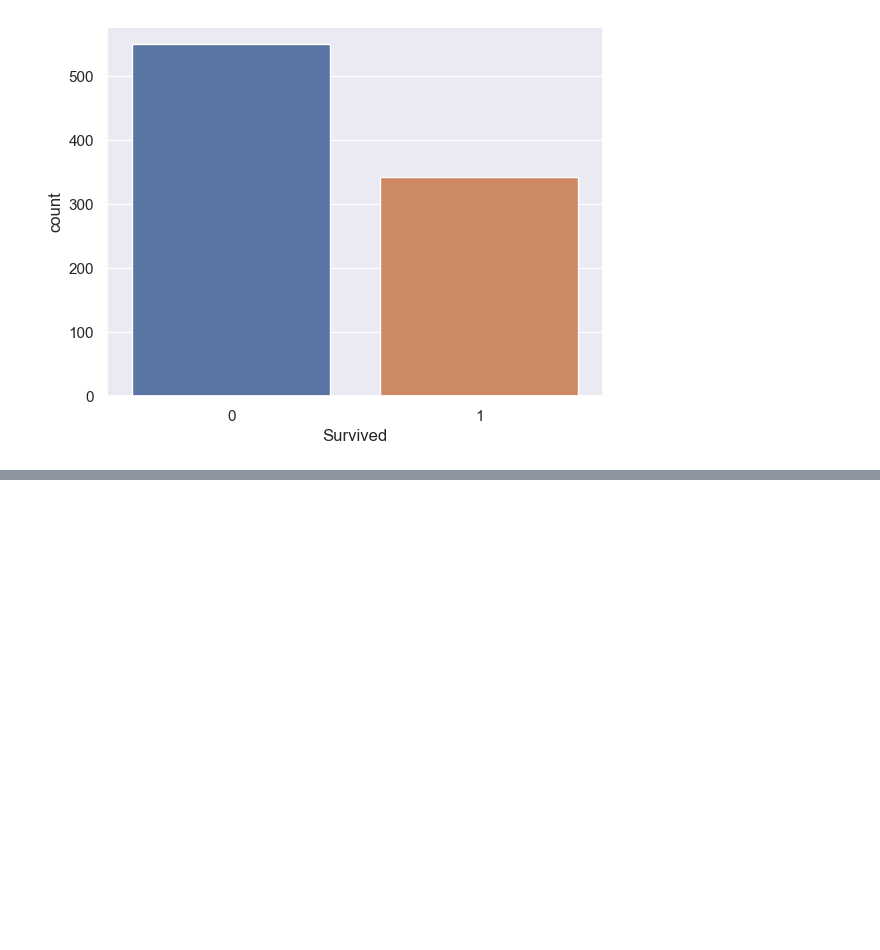
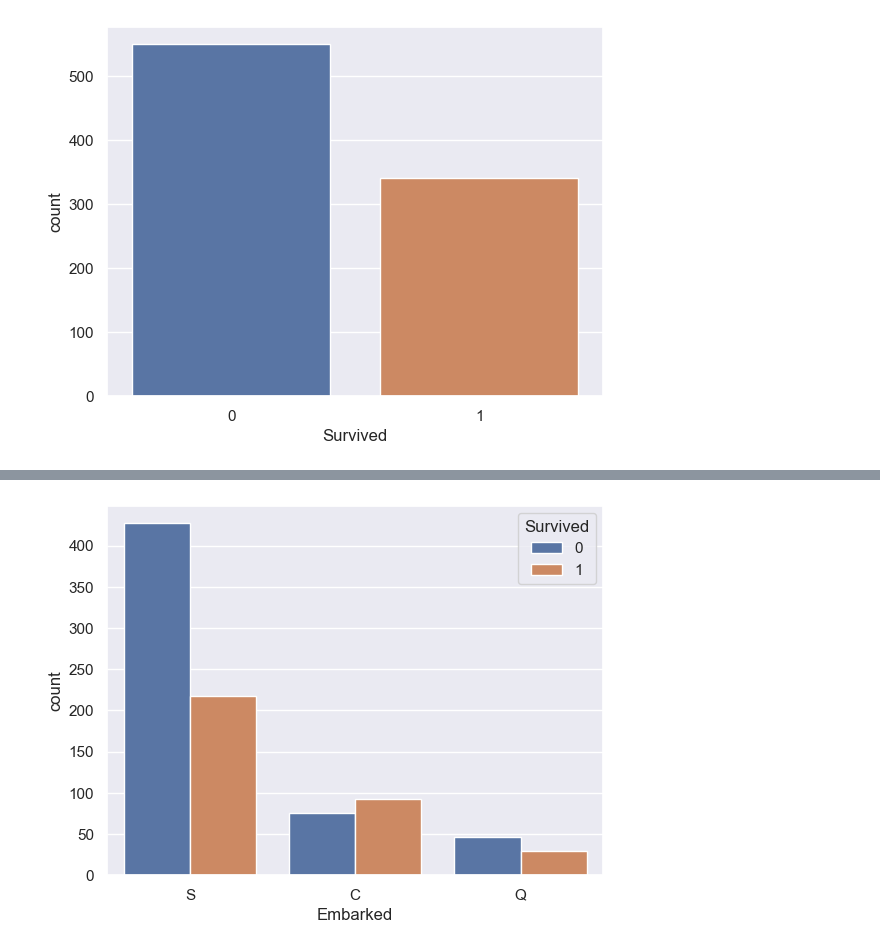
Before and after one commit to antoniomedina99/Supervivencia_Titanic, a Jupyter notebook: Notebook Titanic.ipynb, the cells around one changed output, grey strips where cells are left out. Cells and saved outputs as stored; diff of their text form; code cells hidden in the pictures; blank space fills up the shorter version.

```diff
--- a/Notebook Titanic.ipynb
+++ b/Notebook Titanic.ipynb
@@ -275,0 +291,9 @@ plt.show()
+# %%
+fig = sns.countplot(
+    data= df_train_copy,
+    x= 'Embarked',
+    hue= 'Survived'
+)
+plt.show()
+# %% [output]
+[figure, added]
```
Also changed, not shown: parts of 6 cells of this notebook.
